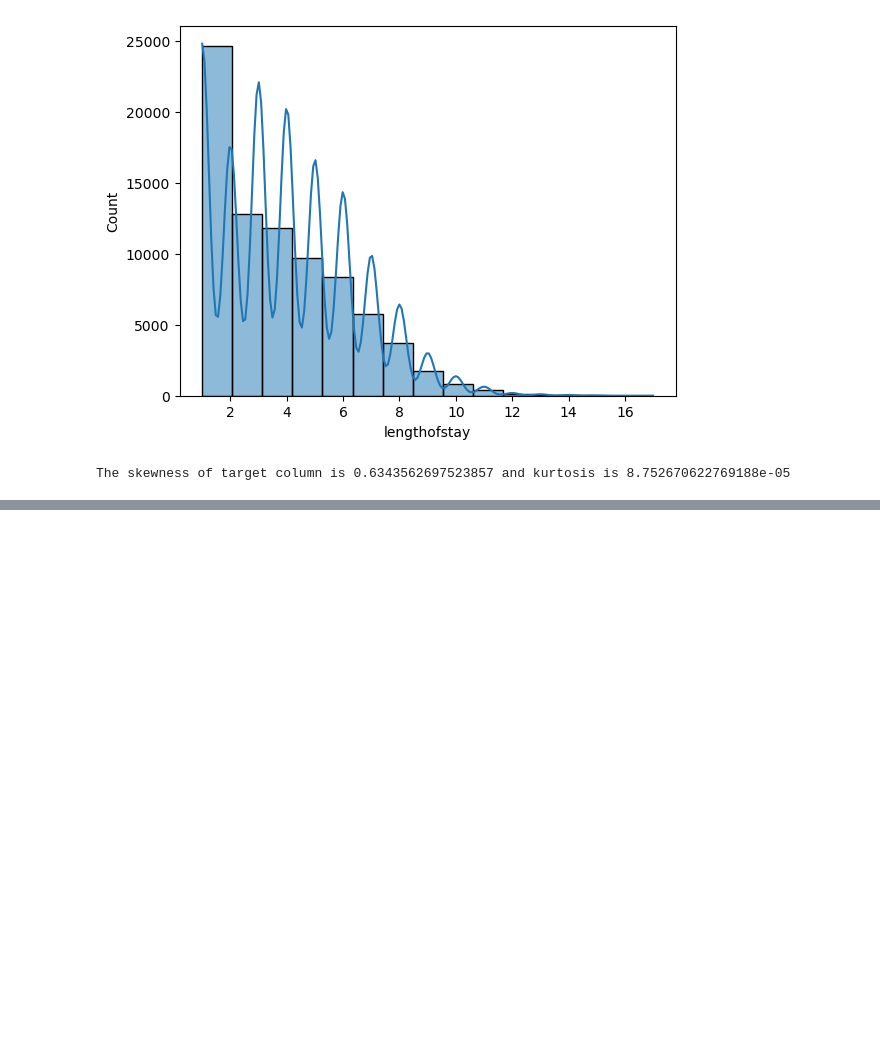
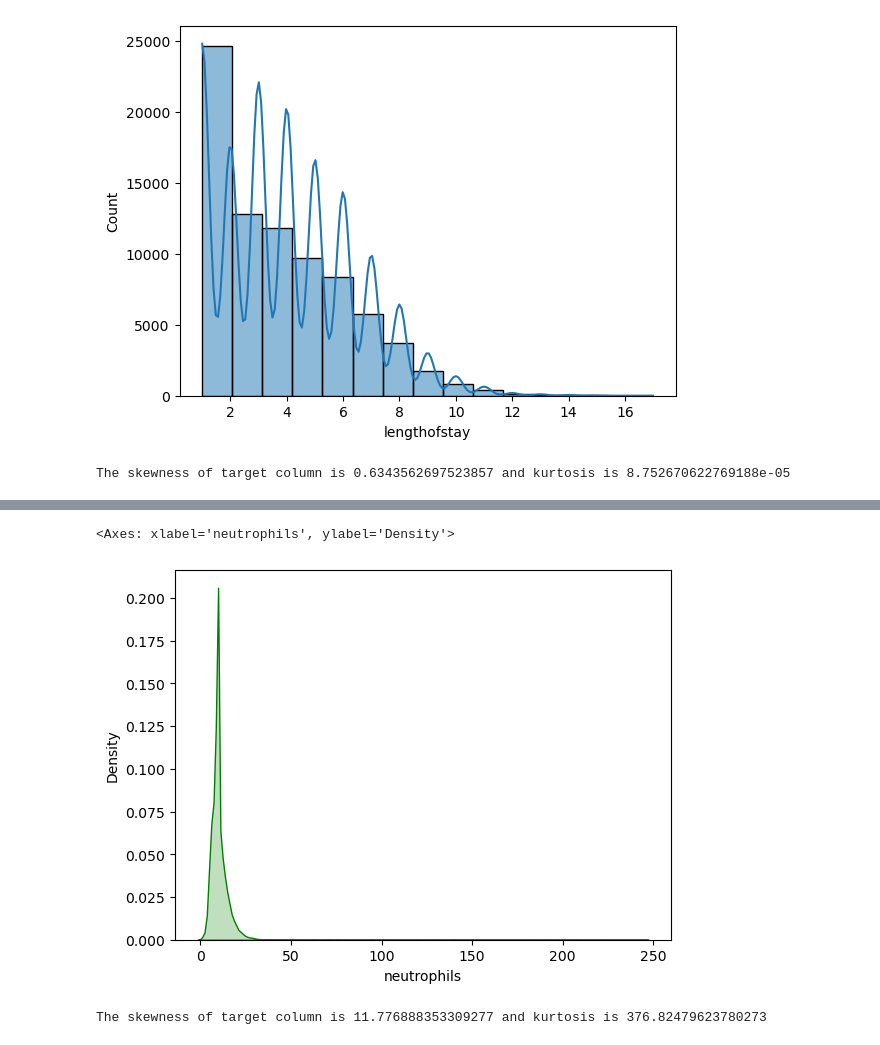
Before and after one commit to mrityu98/HospitalStay, a Jupyter notebook: Hospital Stay/Untitled.ipynb, the cells around one changed output, grey strips where cells are left out. Cells and saved outputs as stored; diff of their text form; code cells hidden in the pictures; blank space fills up the shorter version.

```diff
--- a/Hospital Stay/Untitled.ipynb
+++ b/Hospital Stay/Untitled.ipynb
@@ -120,0 +217,9 @@ The skewness of target column is 0.6343562697523857 and kurtosis is 8.7526706227
+# %%
+sb.kdeplot(data=df_train,x='neutrophils',fill=True,color='green')
+# %% [output]
+<Axes: xlabel='neutrophils', ylabel='Density'>
+[figure, added]
+# %%
+print(f"The skewness of target column is {df_train['neutrophils'].skew()} and kurtosis is {df_train['neutrophils'].kurtosis()}")
+# %% [output]
+The skewness of target column is 11.776888353309277 and kurtosis is 376.82479623780273
```
Also changed, not shown: parts of 17 cells of this notebook.
